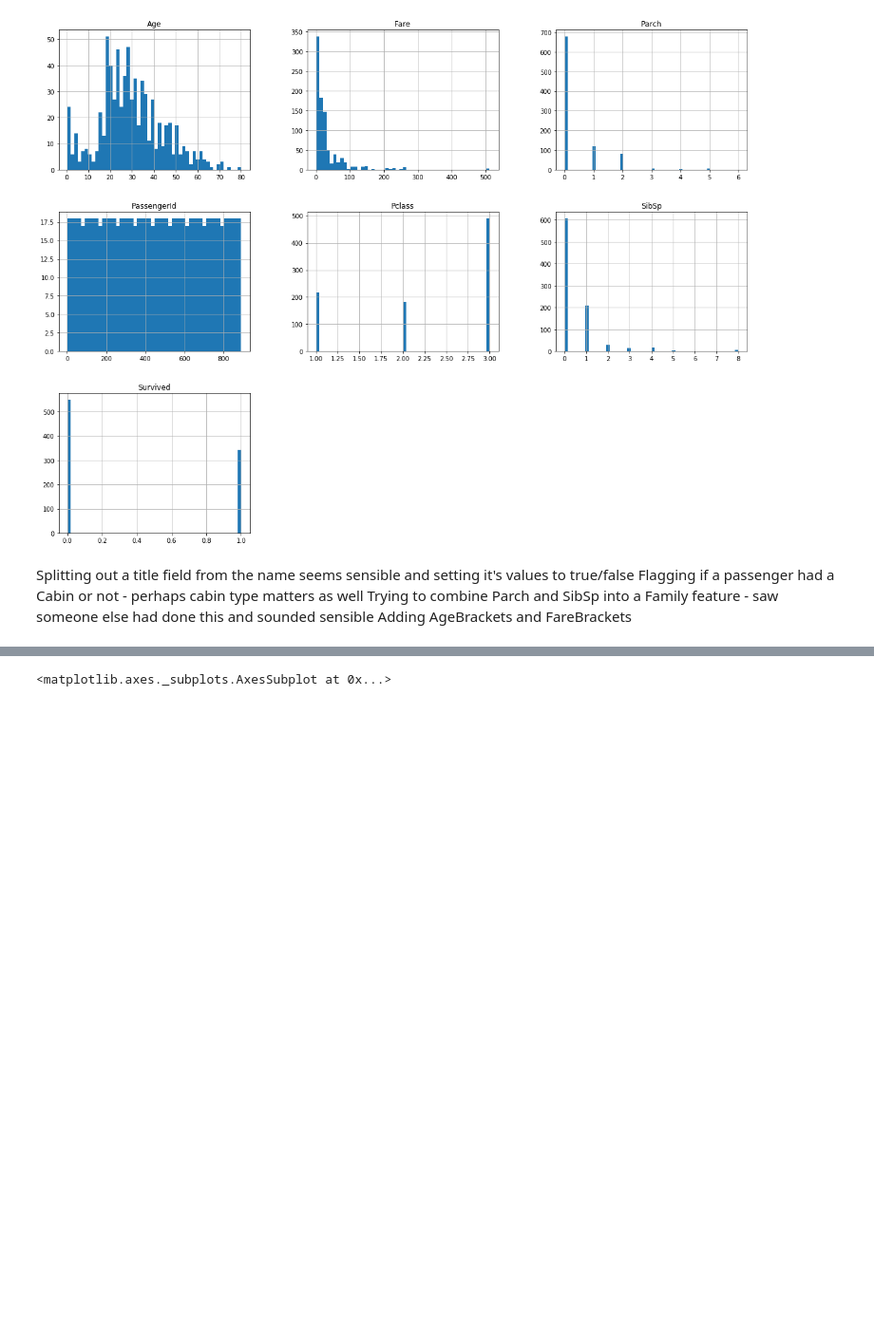
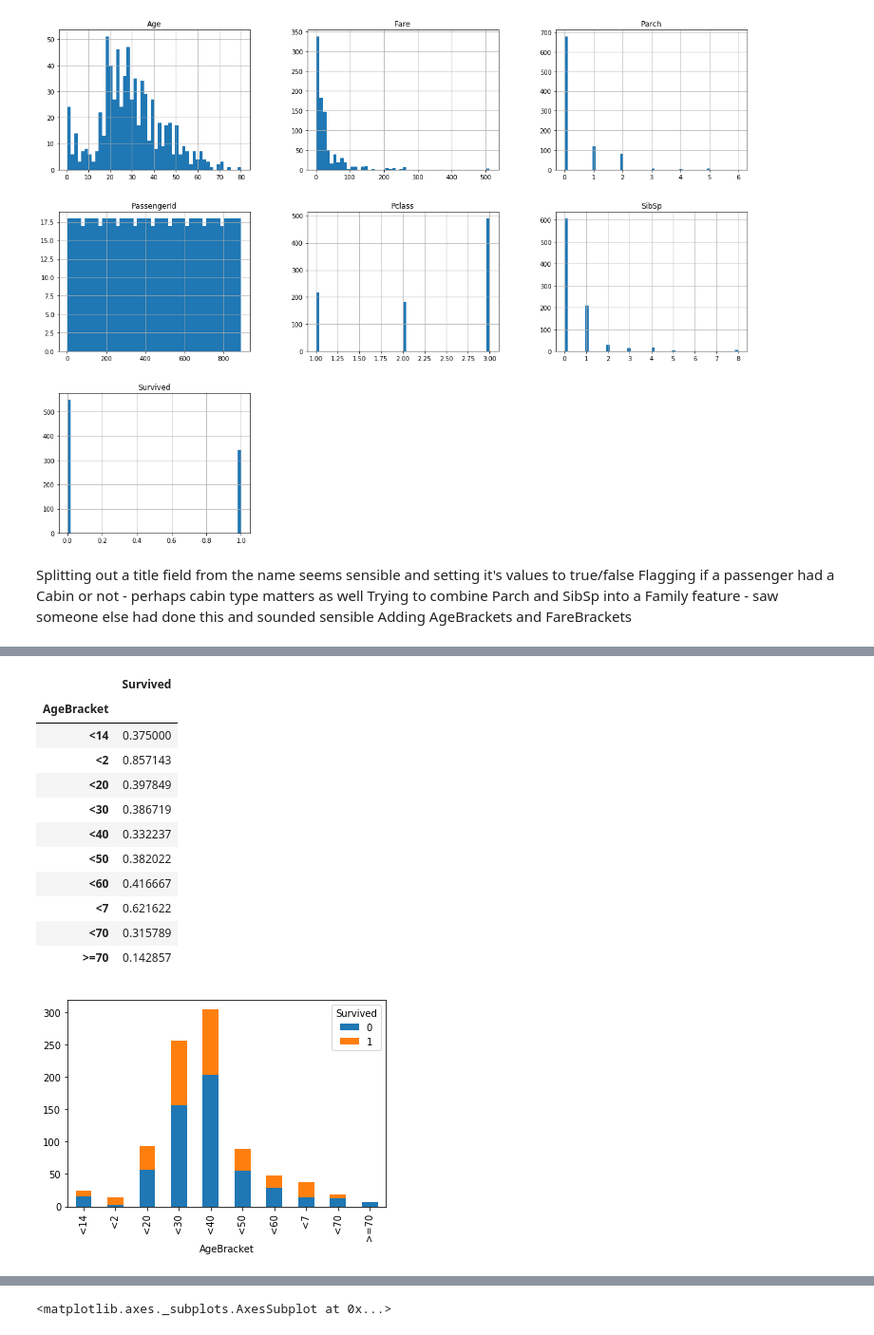
Before and after one commit to NickSandel/Titanic_ML_Intro, a Jupyter notebook: Titanic Presentation-Copy1.ipynb, the cells around one changed output, grey strips where cells are left out. Shown at 95% size. Cells and saved outputs as stored; diff of their text form; code cells hidden in the pictures; blank space fills up the shorter version.

```diff
--- a/Titanic Presentation-Copy1.ipynb
+++ b/Titanic Presentation-Copy1.ipynb
@@ -181,5 +204,25 @@ Filling for title Other
 [figure]
 [figure]
+# %%
+titanic_analysis["AgeBucket"] = titanic_analysis["Age"] // 10 * 10
+titanic_analysis[["AgeBucket", "Survived"]].groupby(['AgeBucket']).mean()
+
+plot_survival_per_feature(titanic_analysis, "AgeBracket")
+titanic_analysis[["AgeBracket", "Survived"]].groupby(['AgeBracket']).mean()
+# %% [output]
+|  | Survived |
+| AgeBracket |  |
+| <14 | 0.375000 |
+| <2 | 0.857143 |
+| <20 | 0.397849 |
+| <30 | 0.386719 |
+| <40 | 0.332237 |
+| <50 | 0.382022 |
+| <60 | 0.416667 |
+| <7 | 0.621622 |
+| <70 | 0.315789 |
+| >=70 | 0.142857 |
+[figure, added]
 # %%
 print(titanic_analysis.columns)
 print (titanic_analysis[['Survived', 'Pclass','Age', 'SibSp',
```
Also changed, not shown: parts of 25 cells of this notebook, 4 other files.
